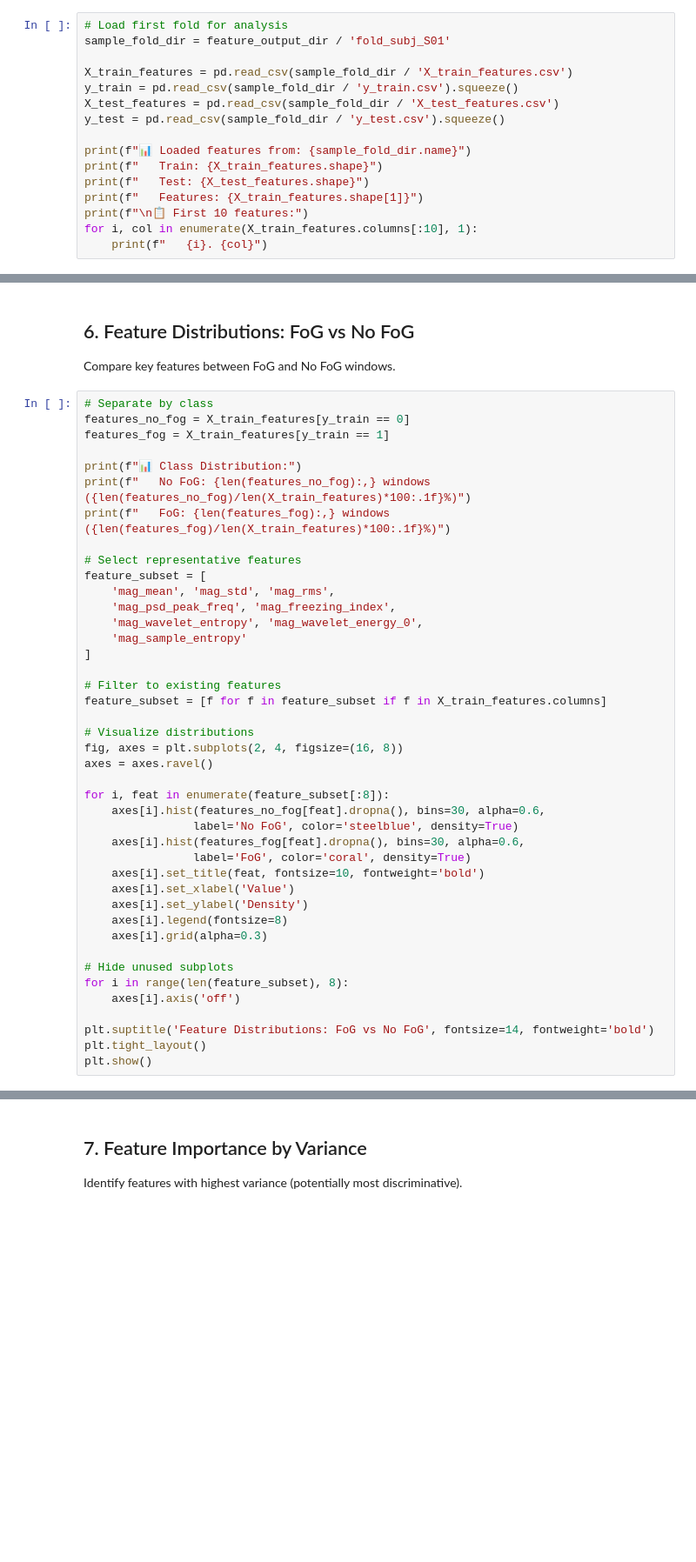
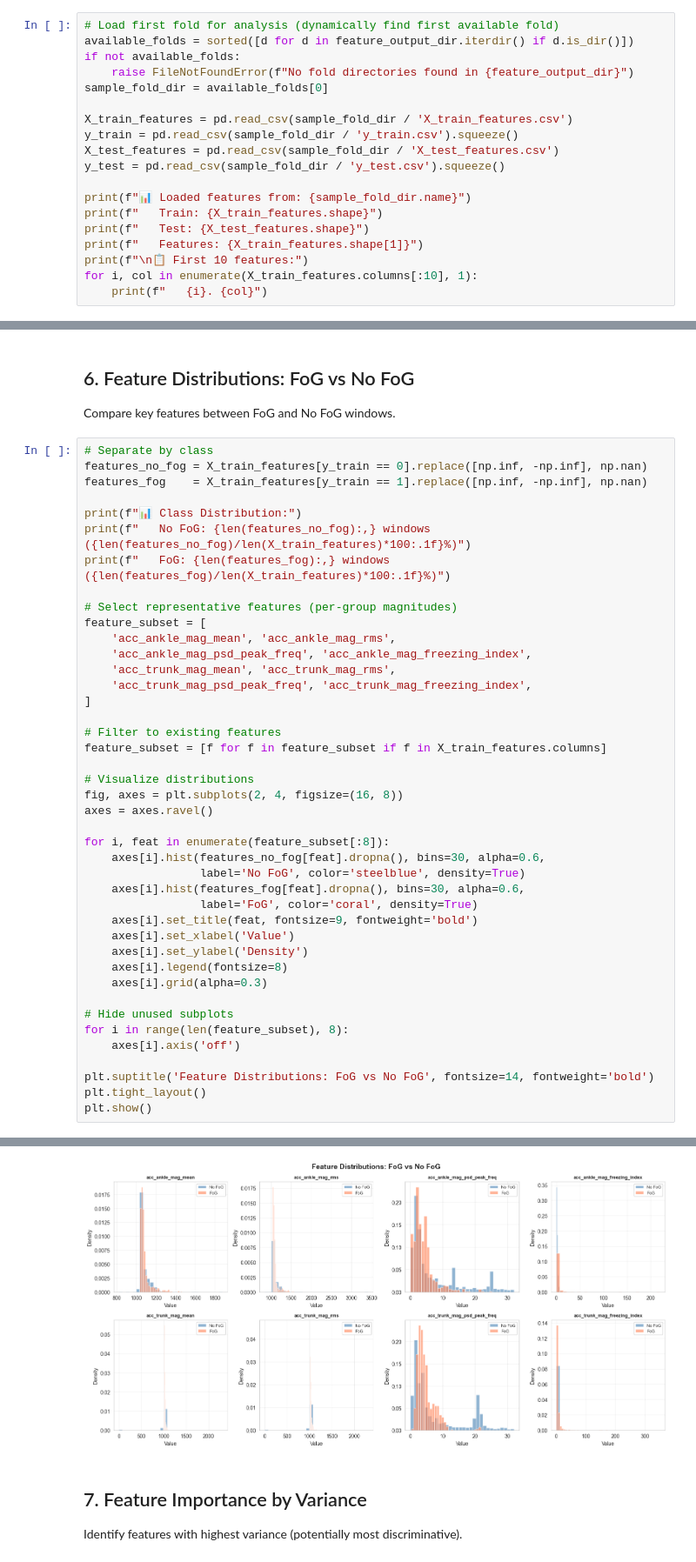
Before and after one commit to DavidPerez007/freezing_of_gait_detection, a Jupyter notebook: notebooks/daphnet_dataset/03_feature_extraction.ipynb, the cells around one changed output, grey strips where cells are left out. Shown at 87% size. Cells and saved outputs as stored; diff of their text form; blank space fills up the shorter version.

```diff
--- a/notebooks/daphnet_dataset/03_feature_extraction.ipynb
+++ b/notebooks/daphnet_dataset/03_feature_extraction.ipynb
@@ -115,8 +238,11 @@ print("=" * 70)
 
 Load features from the first fold for visualization and analysis.
 # %%
-# Load first fold for analysis
-sample_fold_dir = feature_output_dir / 'fold_subj_S01'
+# Load first fold for analysis (dynamically find first available fold)
+available_folds = sorted([d for d in feature_output_dir.iterdir() if d.is_dir()])
+if not available_folds:
+    raise FileNotFoundError(f"No fold directories found in {feature_output_dir}")
+sample_fold_dir = available_folds[0]
 
 X_train_features = pd.read_csv(sample_fold_dir / 'X_train_features.csv')
 y_train = pd.read_csv(sample_fold_dir / 'y_train.csv').squeeze()
@@ -142,19 +304,19 @@ print(X_train_features.describe())
 Compare key features between FoG and No FoG windows.
 # %%
 # Separate by class
-features_no_fog = X_train_features[y_train == 0]
-features_fog = X_train_features[y_train == 1]
+features_no_fog = X_train_features[y_train == 0].replace([np.inf, -np.inf], np.nan)
+features_fog    = X_train_features[y_train == 1].replace([np.inf, -np.inf], np.nan)
 
 print(f"📊 Class Distribution:")
 print(f"   No FoG: {len(features_no_fog):,} windows ({len(features_no_fog)/len(X_train_features)*100:.1f}%)")
 print(f"   FoG: {len(features_fog):,} windows ({len(features_fog)/len(X_train_features)*100:.1f}%)")
 
-# Select representative features
+# Select representative features (per-group magnitudes)
 feature_subset = [
-    'mag_mean', 'mag_std', 'mag_rms',
-    'mag_psd_peak_freq', 'mag_freezing_index',
-    'mag_wavelet_entropy', 'mag_wavelet_energy_0',
-    'mag_sample_entropy'
+    'acc_ankle_mag_mean', 'acc_ankle_mag_rms',
+    'acc_ankle_mag_psd_peak_freq', 'acc_ankle_mag_freezing_index',
+    'acc_trunk_mag_mean', 'acc_trunk_mag_rms',
+    'acc_trunk_mag_psd_peak_freq', 'acc_trunk_mag_freezing_index',
 ]
 
 # Filter to existing features
@@ -166,10 +328,10 @@ axes = axes.ravel()
 
 for i, feat in enumerate(feature_subset[:8]):
     axes[i].hist(features_no_fog[feat].dropna(), bins=30, alpha=0.6,
-                label='No FoG', color='steelblue', density=True)
+                 label='No FoG', color='steelblue', density=True)
     axes[i].hist(features_fog[feat].dropna(), bins=30, alpha=0.6,
-                label='FoG', color='coral', density=True)
-    axes[i].set_title(feat, fontsize=10, fontweight='bold')
+                 label='FoG', color='coral', density=True)
+    axes[i].set_title(feat, fontsize=9, fontweight='bold')
     axes[i].set_xlabel('Value')
     axes[i].set_ylabel('Density')
     axes[i].legend(fontsize=8)
@@ -182,3 +344,4 @@ for i in range(len(feature_subset), 8):
 plt.suptitle('Feature Distributions: FoG vs No FoG', fontsize=14, fontweight='bold')
 plt.tight_layout()
 plt.show()
+# %% [output]
@@ -185,3 +351,4 @@ plt.show()
+[figure, added]
 # %% [markdown]
 ## 7. Feature Importance by Variance
 
```
Also changed, not shown: parts of 11 cells of this notebook, 17 other files.
